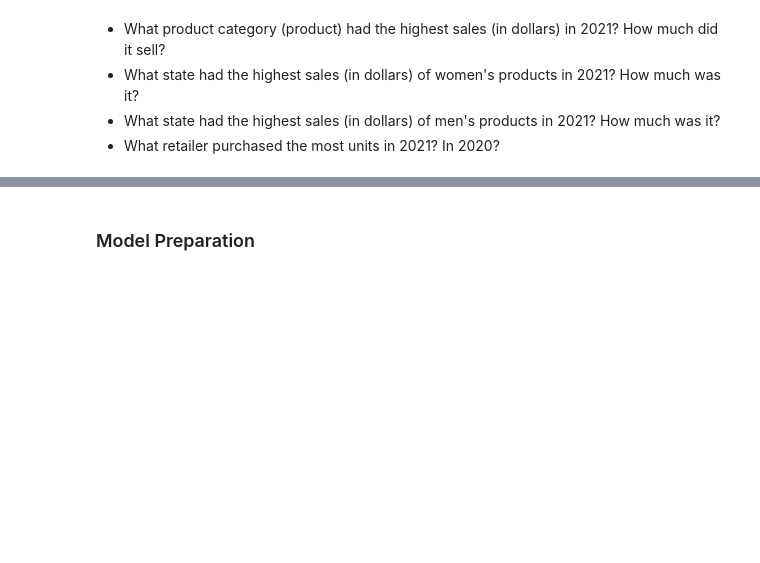
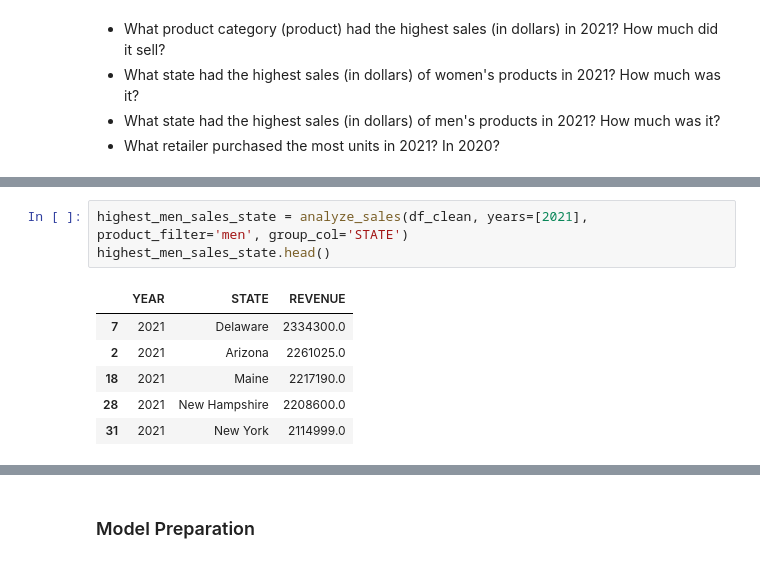
Before and after one commit to tjray2/RUSH-sales, a Jupyter notebook: GB885_Final_Project_Ray_T_v3.ipynb, the cells around one changed output, grey strips where cells are left out. Drawn from its saved outputs; the diff is of its cells as text; blank space fills up the shorter version.

```diff
--- a/GB885_Final_Project_Ray_T_v3.ipynb
+++ b/GB885_Final_Project_Ray_T_v3.ipynb
@@ -416 +424,11 @@ Name: PRODUCT_NAME, Length: 10268, dtype: bool
+# %%
+highest_men_sales_state = analyze_sales(df_clean, years=[2021], product_filter='men', group_col='STATE')
+highest_men_sales_state.head()
+# %% [output]
+|  | YEAR | STATE | REVENUE |
+| 7 | 2021 | Delaware | 2334300.0 |
+| 2 | 2021 | Arizona | 2261025.0 |
+| 18 | 2021 | Maine | 2217190.0 |
+| 28 | 2021 | New Hampshire | 2208600.0 |
+| 31 | 2021 | New York | 2114999.0 |
 # %%
```
Also changed, not shown: parts of 17 cells of this notebook.
